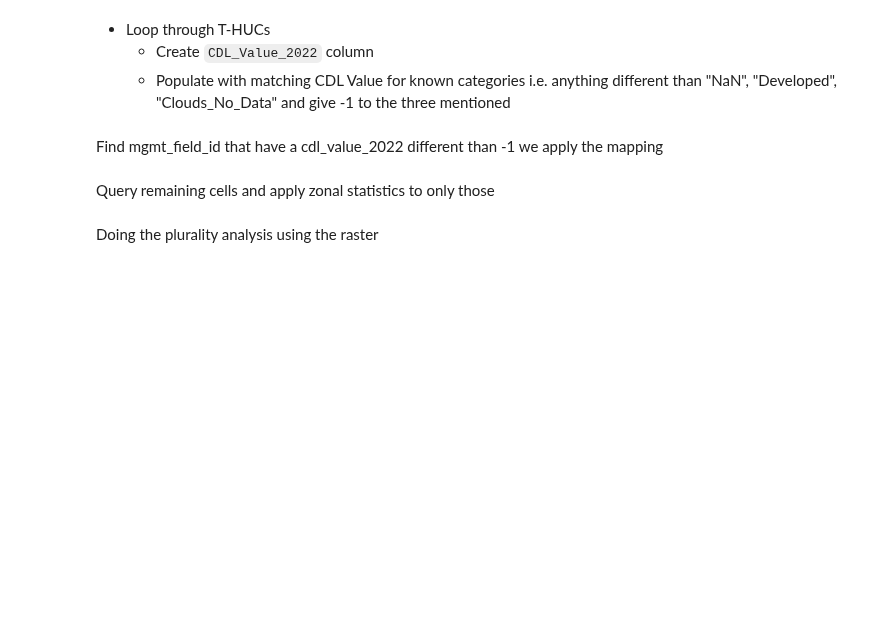
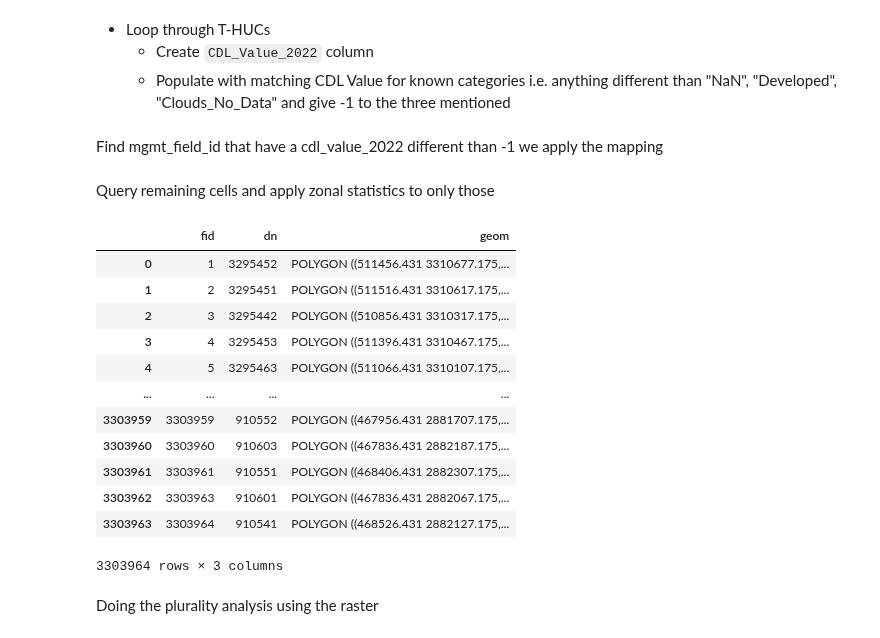
Before and after one commit to LucRSquared/pyagnps, a Jupyter notebook: notebooks/management_annagnps/fix_database_management_from_CDL.ipynb, the cells around one changed output. Cells and saved outputs as stored; diff of their text form; code cells hidden in the pictures; blank space fills up the shorter version.

```diff
--- a/notebooks/management_annagnps/fix_database_management_from_CDL.ipynb
+++ b/notebooks/management_annagnps/fix_database_management_from_CDL.ipynb
@@ -143,5 +143,21 @@ with engine.connect() as conn:
 
 utm = cells.estimate_utm_crs()
 cells = cells.to_crs(utm)
+# %%
+cells
+# %% [output]
+|  | fid | dn | geom |
+| 0 | 1 | 3295452 | POLYGON ((511456.431 3310677.175,... |
+| 1 | 2 | 3295451 | POLYGON ((511516.431 3310617.175,... |
+| 2 | 3 | 3295442 | POLYGON ((510856.431 3310317.175,... |
+| 3 | 4 | 3295453 | POLYGON ((511396.431 3310467.175,... |
+| 4 | 5 | 3295463 | POLYGON ((511066.431 3310107.175,... |
+| ... | ... | ... | ... |
+| 3303959 | 3303959 | 910552 | POLYGON ((467956.431 2881707.175,... |
+| 3303960 | 3303960 | 910603 | POLYGON ((467836.431 2882187.175,... |
+| 3303961 | 3303961 | 910551 | POLYGON ((468406.431 2882307.175,... |
+| 3303962 | 3303963 | 910601 | POLYGON ((467836.431 2882067.175,... |
+| 3303963 | 3303964 | 910541 | POLYGON ((468526.431 2882127.175,... |
+3303964 rows × 3 columns
 # %% [markdown]
 Doing the plurality analysis using the raster
```
Also changed, not shown: parts of 11 cells of this notebook, 16 other files.
